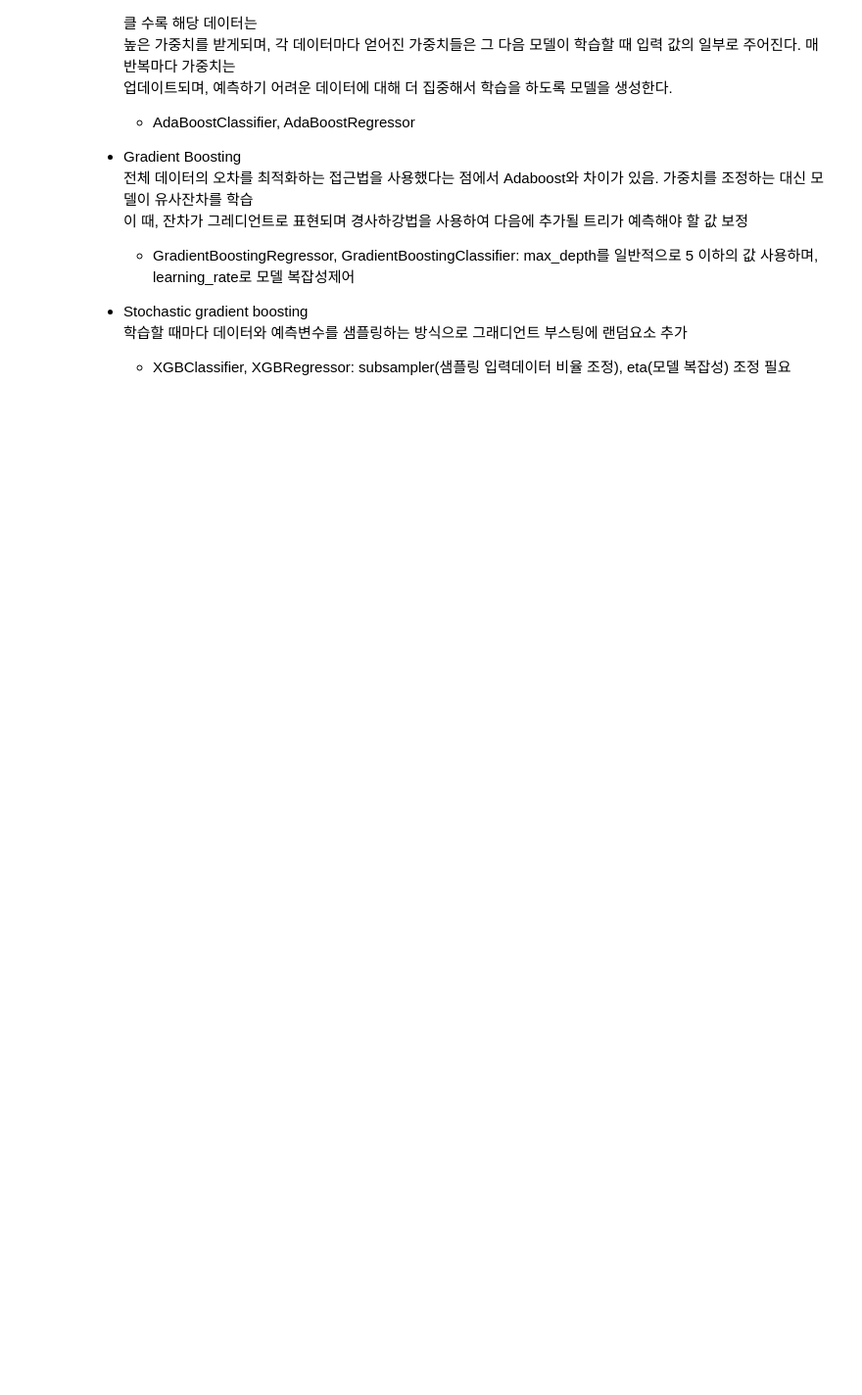
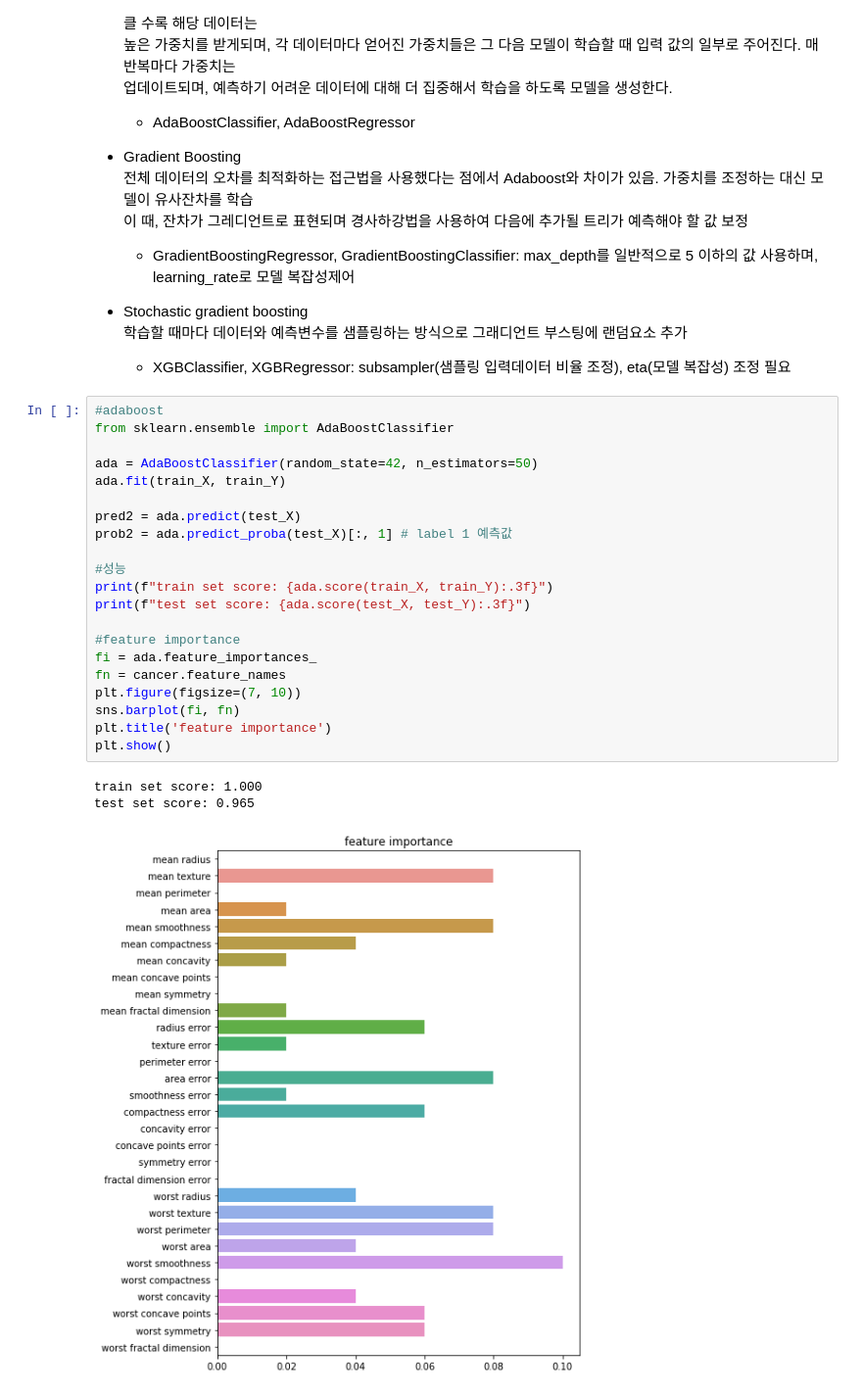
Before and after one commit to qiwerr1004/ADP_go, a Jupyter notebook: final/book/Chap9. 지도학습 알고리즘.ipynb, the cells around one changed output. Shown: that part at 98% size. Cells and saved outputs as stored; diff of their text form; blank space fills up the shorter version.

```diff
--- a/final/book/Chap9. 지도학습 알고리즘.ipynb
+++ b/final/book/Chap9. 지도학습 알고리즘.ipynb
@@ -224,3 +224,28 @@ oob score: 0.955
 - Stochastic gradient boosting
   학습할 때마다 데이터와 예측변수를 샘플링하는 방식으로 그래디언트 부스팅에 랜덤요소 추가
   - XGBClassifier, XGBRegressor: subsampler(샘플링 입력데이터 비율 조정), eta(모델 복잡성) 조정 필요
+# %%
+#adaboost
+from sklearn.ensemble import AdaBoostClassifier
+
+ada = AdaBoostClassifier(random_state=42, n_estimators=50)
+ada.fit(train_X, train_Y)
+
+pred2 = ada.predict(test_X)
+prob2 = ada.predict_proba(test_X)[:, 1] # label 1 예측값
+
+#성능
+print(f"train set score: {ada.score(train_X, train_Y):.3f}")
+print(f"test set score: {ada.score(test_X, test_Y):.3f}")
+
+#feature importance
+fi = ada.feature_importances_
+fn = cancer.feature_names
+plt.figure(figsize=(7, 10))
+sns.barplot(fi, fn)
+plt.title('feature importance')
+plt.show()
+# %% [output]
+train set score: 1.000
+test set score: 0.965
+[figure, added]
```
Also changed, not shown: parts of 41 cells of this notebook.
